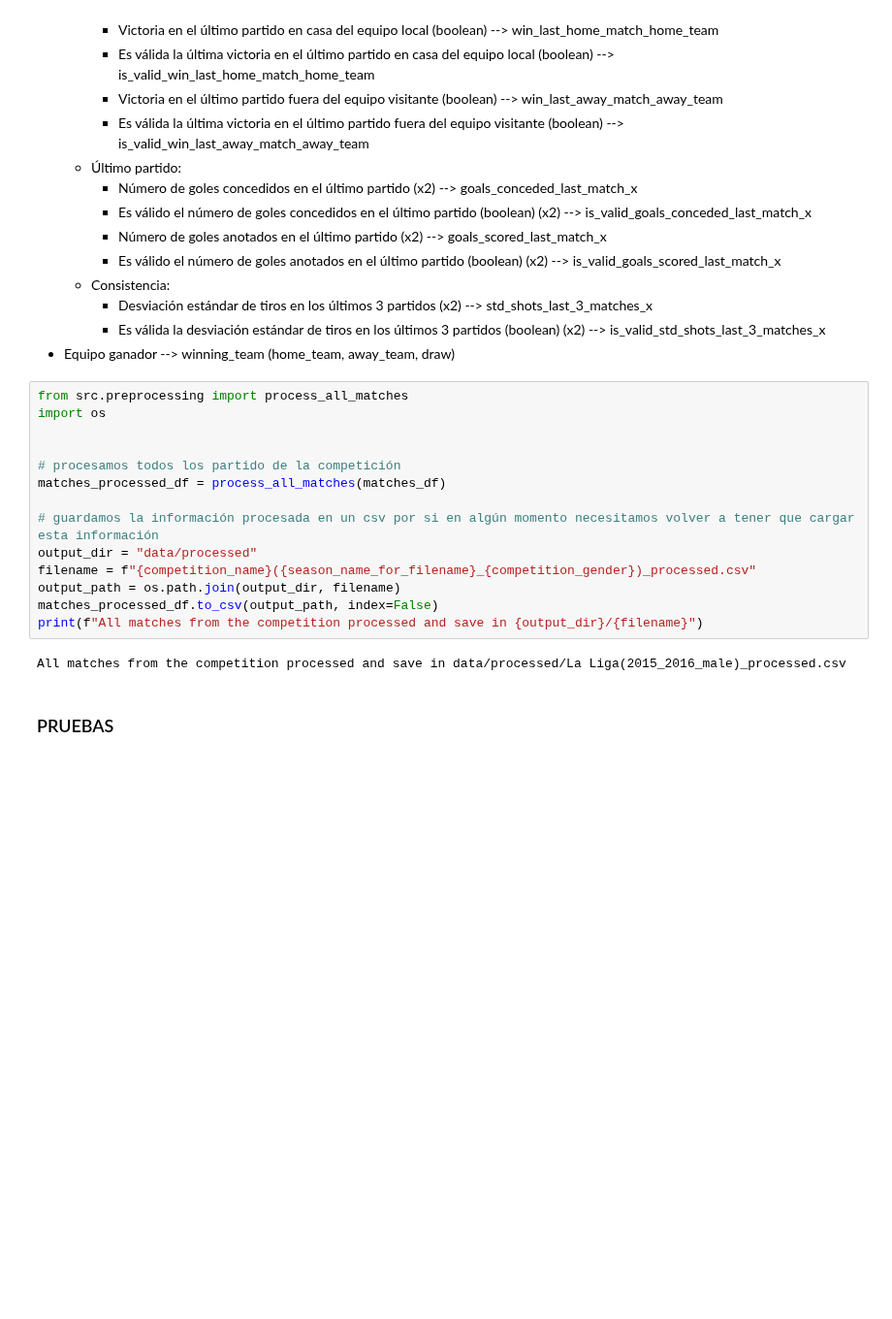
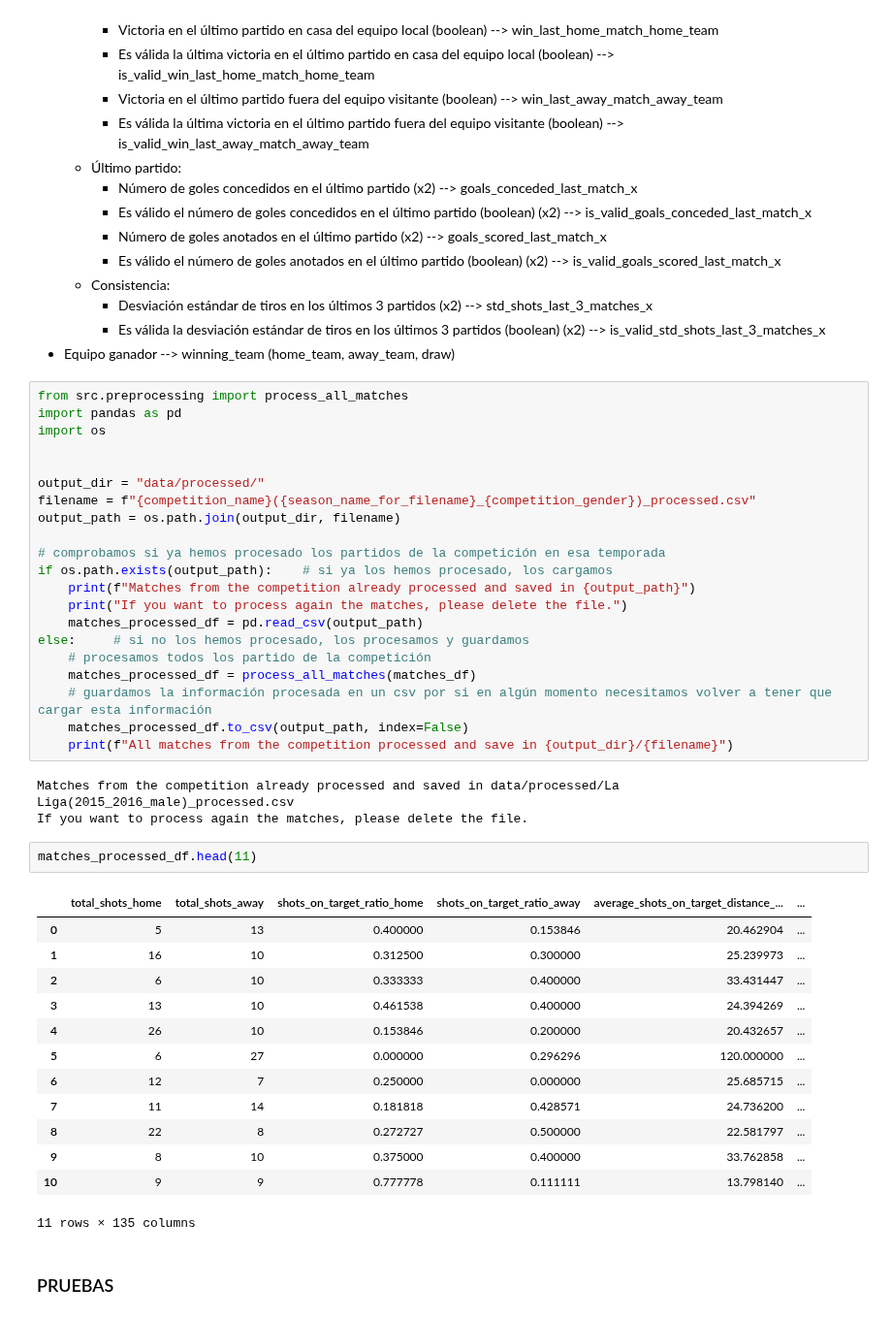
Before and after one commit to Jaime-Linares/DataAnalysis-FootySage, a Jupyter notebook: feature_selection.ipynb, the cells around one changed output. Shown at 97% size. Drawn from its saved outputs; the diff is of its cells as text; blank space fills up the shorter version.

Commit message:
[feat] check if we have already processed that competition so we don't have to process it again

```diff
--- a/feature_selection.ipynb
+++ b/feature_selection.ipynb
@@ -133,20 +135,44 @@ Estos datos son ('(x2)' se refiere tanto al equipo de casa como al de fuera y 'x
 - Equipo ganador --> winning_team (home_team, away_team, draw)
 # %%
 from src.preprocessing import process_all_matches
+import pandas as pd
 import os
 
 
-# procesamos todos los partido de la competición
-matches_processed_df = process_all_matches(matches_df)
-
-# guardamos la información procesada en un csv por si en algún momento necesitamos volver a tener que cargar esta información
-output_dir = "data/processed"
+output_dir = "data/processed/"
 filename = f"{competition_name}({season_name_for_filename}_{competition_gender})_processed.csv"
 output_path = os.path.join(output_dir, filename)
-matches_processed_df.to_csv(output_path, index=False)
-print(f"All matches from the competition processed and save in {output_dir}/{filename}")
+
+# comprobamos si ya hemos procesado los partidos de la competición en esa temporada
+if os.path.exists(output_path):    # si ya los hemos procesado, los cargamos
+    print(f"Matches from the competition already processed and saved in {output_path}")
+    print("If you want to process again the matches, please delete the file.")
+    matches_processed_df = pd.read_csv(output_path)
+else:     # si no los hemos procesado, los procesamos y guardamos
+    # procesamos todos los partido de la competición
+    matches_processed_df = process_all_matches(matches_df)
+    # guardamos la información procesada en un csv por si en algún momento necesitamos volver a tener que cargar esta información
+    matches_processed_df.to_csv(output_path, index=False)
+    print(f"All matches from the competition processed and save in {output_dir}/{filename}")
 # %% [output]
-All matches from the competition processed and save in data/processed/La Liga(2015_2016_male)_processed.csv
+Matches from the competition already processed and saved in data/processed/La Liga(2015_2016_male)_processed.csv
+If you want to process again the matches, please delete the file.
+# %%
+matches_processed_df.head(11)
+# %% [output]
+|  | total_shots_home | total_shots_away | shots_on_target_ratio_home | shots_on_target_ratio_away | average_shots_on_target_distance_... | ... |
+| 0 | 5 | 13 | 0.400000 | 0.153846 | 20.462904 | ... |
+| 1 | 16 | 10 | 0.312500 | 0.300000 | 25.239973 | ... |
+| 2 | 6 | 10 | 0.333333 | 0.400000 | 33.431447 | ... |
+| 3 | 13 | 10 | 0.461538 | 0.400000 | 24.394269 | ... |
+| 4 | 26 | 10 | 0.153846 | 0.200000 | 20.432657 | ... |
+| 5 | 6 | 27 | 0.000000 | 0.296296 | 120.000000 | ... |
+| 6 | 12 | 7 | 0.250000 | 0.000000 | 25.685715 | ... |
+| 7 | 11 | 14 | 0.181818 | 0.428571 | 24.736200 | ... |
+| 8 | 22 | 8 | 0.272727 | 0.500000 | 22.581797 | ... |
+| 9 | 8 | 10 | 0.375000 | 0.400000 | 33.762858 | ... |
+| 10 | 9 | 9 | 0.777778 | 0.111111 | 13.798140 | ... |
+11 rows × 135 columns
 # %% [markdown]
 ### PRUEBAS
 # %%
```
Also changed, not shown: parts of 2 cells of this notebook.
